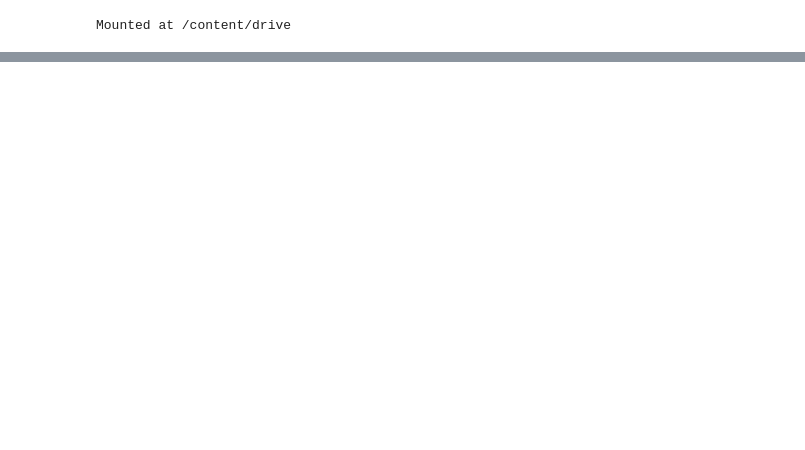
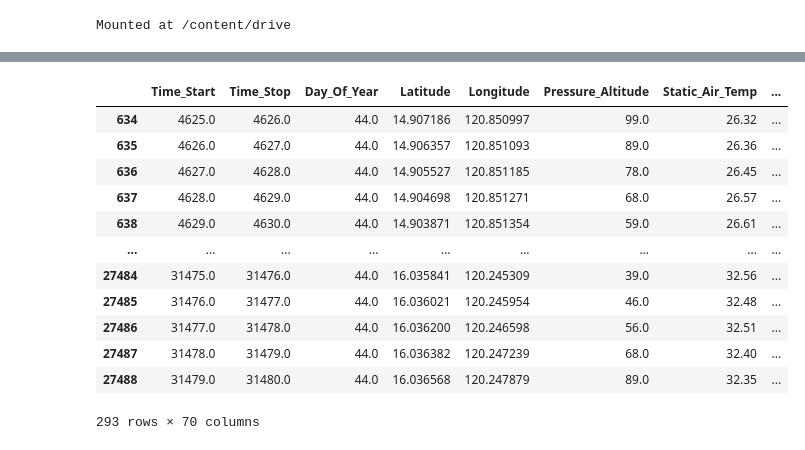
Before and after one commit to ktravis213/AirborneDataTools, a Jupyter notebook: AirborneDataTutorial.ipynb, the cells around one changed output, grey strips where cells are left out. Drawn from its saved outputs; the diff is of its cells as text; code cells hidden in the pictures; blank space fills up the shorter version.

```diff
--- a/AirborneDataTutorial.ipynb
+++ b/AirborneDataTutorial.ipynb
@@ -121,8 +96,25 @@ merged_df['PM1'] = merged_df['OA_PM1_AMS'] + merged_df['Sulfate_PM1_AMS'] + merg
 # %%
 # Convert DataFrame to GeoDataFrame
-gdf = gpd.GeoDataFrame(merged_df, geometry=gpd.points_from_xy(merged_df['Longitude'], merged_df['Latitude']))
+aircraft_gdf = gpd.GeoDataFrame(aircraft, geometry=gpd.points_from_xy(aircraft['Longitude'], aircraft['Latitude']))
 # Set the coordinate reference system (CRS) to WGS84 (lat/lon)
-gdf.crs = 'EPSG:4326'
+aircraft_gdf.crs = 'EPSG:4326'
+# For plotting low-level data
+subset = aircraft_gdf[aircraft_gdf['Pressure_Altitude'] < 100]
+subset
+# %% [output]
+|  | Time_Start | Time_Stop | Day_Of_Year | Latitude | Longitude | Pressure_Altitude | Static_Air_Temp | ... |
+| 634 | 4625.0 | 4626.0 | 44.0 | 14.907186 | 120.850997 | 99.0 | 26.32 | ... |
+| 635 | 4626.0 | 4627.0 | 44.0 | 14.906357 | 120.851093 | 89.0 | 26.36 | ... |
+| 636 | 4627.0 | 4628.0 | 44.0 | 14.905527 | 120.851185 | 78.0 | 26.45 | ... |
+| 637 | 4628.0 | 4629.0 | 44.0 | 14.904698 | 120.851271 | 68.0 | 26.57 | ... |
+| 638 | 4629.0 | 4630.0 | 44.0 | 14.903871 | 120.851354 | 59.0 | 26.61 | ... |
+| ... | ... | ... | ... | ... | ... | ... | ... | ... |
+| 27484 | 31475.0 | 31476.0 | 44.0 | 16.035841 | 120.245309 | 39.0 | 32.56 | ... |
+| 27485 | 31476.0 | 31477.0 | 44.0 | 16.036021 | 120.245954 | 46.0 | 32.48 | ... |
+| 27486 | 31477.0 | 31478.0 | 44.0 | 16.036200 | 120.246598 | 56.0 | 32.51 | ... |
+| 27487 | 31478.0 | 31479.0 | 44.0 | 16.036382 | 120.247239 | 68.0 | 32.40 | ... |
+| 27488 | 31479.0 | 31480.0 | 44.0 | 16.036568 | 120.247879 | 89.0 | 32.35 | ... |
+293 rows × 70 columns
 # %%
 # Set a colormap for the data
 cmap = plt.get_cmap('viridis')
```
Also changed, not shown: parts of 9 cells of this notebook.
